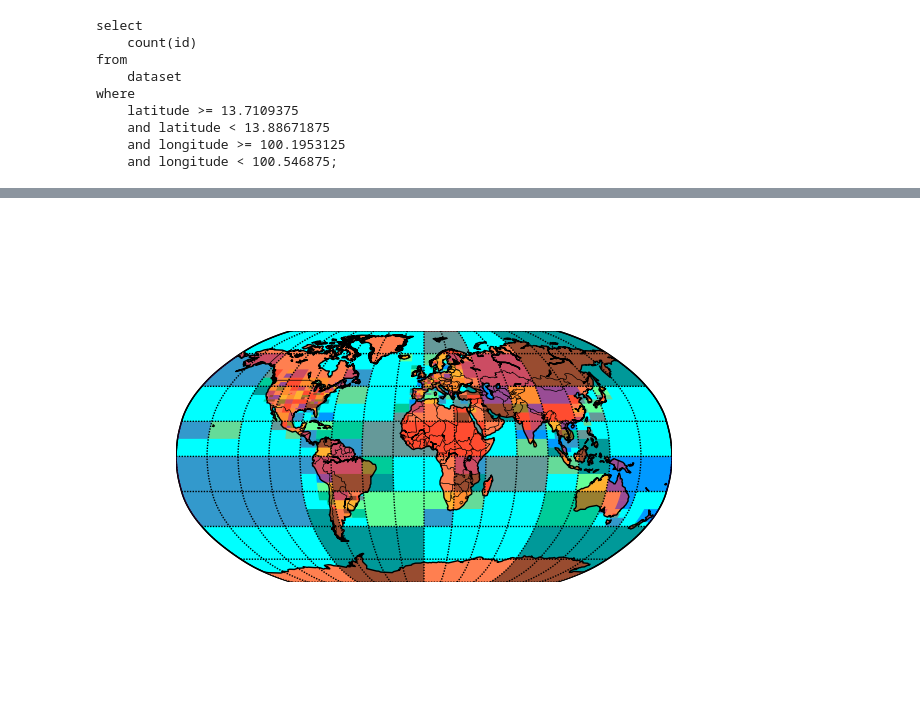
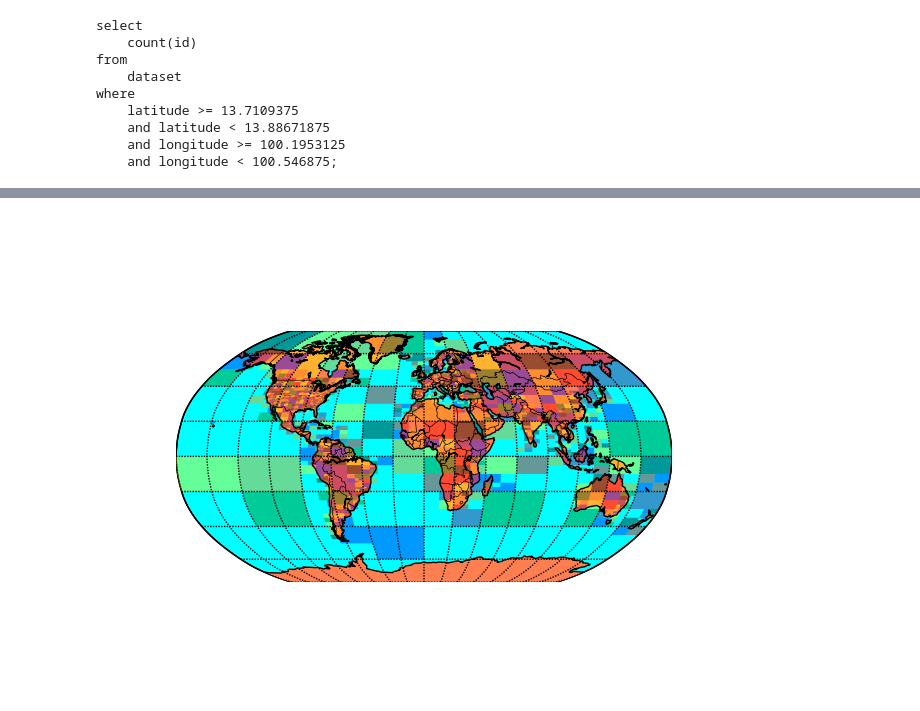
Before and after one commit to dKenez/locus-model, a Jupyter notebook: notebooks/dKenez-3.1-Generate_quad_tree.ipynb, the cells around one changed output, grey strips where cells are left out. Saved outputs shown, nothing was run; the diff lists cells and outputs as text; code cells hidden in the pictures.

```diff
--- a/notebooks/dKenez-3.1-Generate_quad_tree.ipynb
+++ b/notebooks/dKenez-3.1-Generate_quad_tree.ipynb
@@ -188,4 +200,12 @@ QuadTree with 1625 nodes and 1624 edges
 [figure]
+# %%
+from typing import cast
+
+from networkx import DiGraph
+
+QT = "qt_min50_max2000_df100pct.gml"
+
+G = cast(DiGraph, nx.read_gml(PROCESSED_DATA_DIR / f"LDoGI/quadtrees/{QT}"))
 # %%
 def draw_screen_poly(lats, lons, m, res):
     # Convert to linspace
@@ -231,32 +251,27 @@ def draw_screen_poly(lats, lons, m, res):
 # %%
 # lon_0 is central longitude of projection.
 # resolution = 'c' means use crude resolution coastlines.
-
 
 
 fig, ax = plt.subplots()  # a figure with a single Axes
 m = Basemap(projection="robin", lon_0=0, resolution="c")
 
 
 # Draw coastlines and countries
 m.drawcoastlines()
 m.drawcountries()
 # m = Basemap(projection="robin", lon_0=0, resolution="c")
 m.fillcontinents(color="coral", lake_color="aqua")
 # # draw parallels and meridians.
 m.drawparallels(np.arange(-90.0, 120.0, 22.5))
 m.drawmeridians(np.arange(0.0, 360.0, 22.5))
 m.drawmapboundary(fill_color="aqua")
 
 
 res = 10
 for node, data in [n for n in G.nodes.data() if n[1]["state"] == CellState.ACTIVE]:
-
-    west_long, east_long, south_lat, north_lat = cell_bounds(node)
-
-
-
+    south_lat, north_lat, west_long, east_long = cell_bounds(node)
 
     draw_screen_poly((south_lat, north_lat), (west_long, east_long), m, res)
 # %% [output]
-[figure, old version]
+[figure, new version]
```
Also changed, not shown: parts of 4 cells of this notebook, 3 other files.
